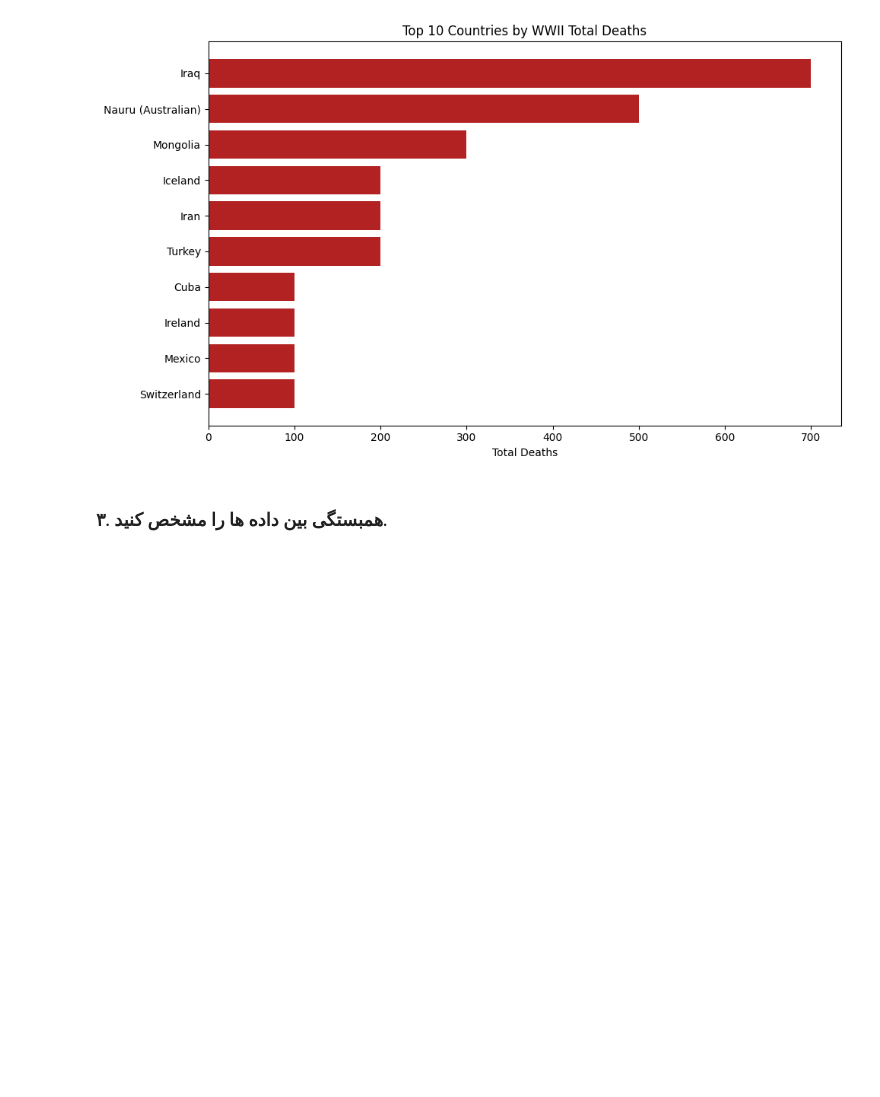
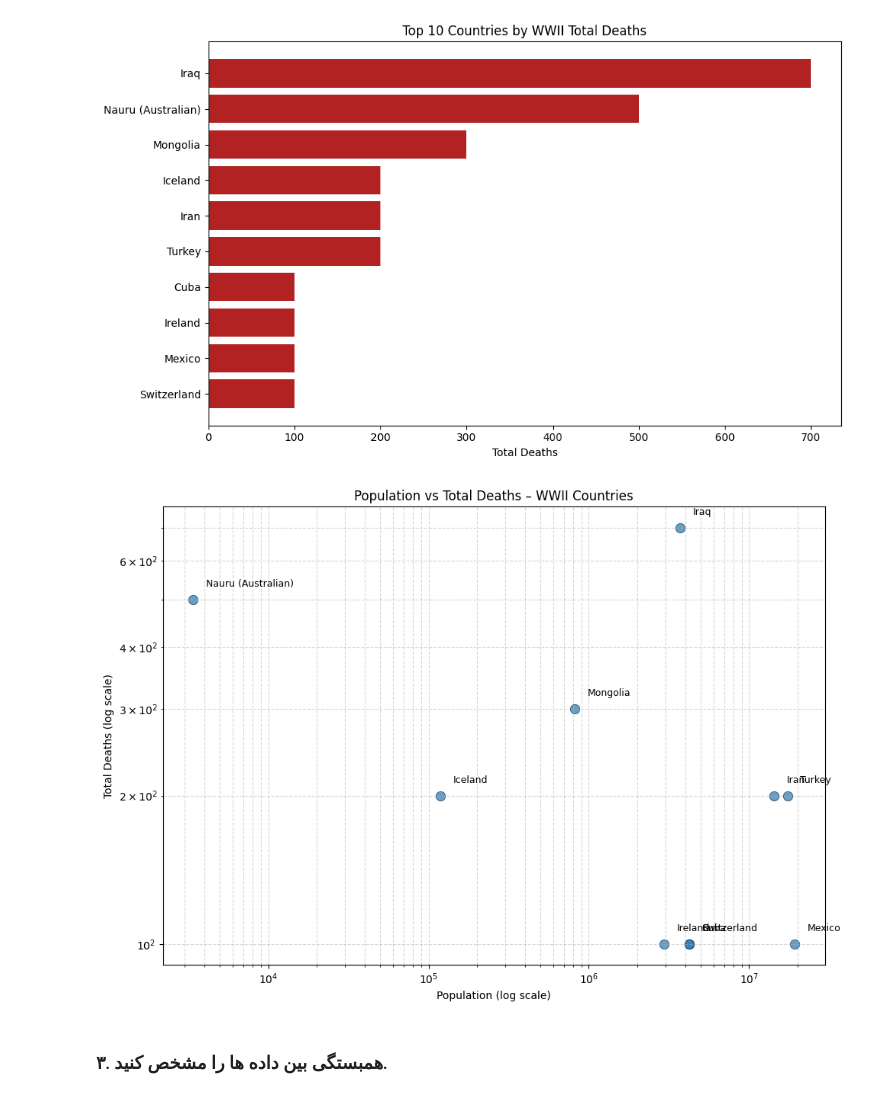
Before and after one commit to pydevcasts/Prostate_BCR, a Jupyter notebook: Projects/Soldiers/main.ipynb, the cells around one changed output. Drawn from its saved outputs; the diff is of its cells as text; code cells hidden in the pictures; blank space fills up the shorter version.

```diff
--- a/Pandas/Project_2/main.ipynb
+++ b/Projects/Soldiers/main.ipynb
@@ -163,6 +182,41 @@ plt.tight_layout()
 plt.show()
 # %% [output]
 [figure]
+# %%
+
+# مطمئن شو که عددی هستند (دوباره)
+df['Pop'] = pd.to_numeric(df['Pop'], errors='coerce')
+df['TotalDeaths'] = pd.to_numeric(df['TotalDeaths'], errors='coerce')
+
+# حذف ردیف‌هایی که حداقل یکی NaN است (اختیاری اما توصیه می‌شود)
+df_plot = df.dropna(subset=['Pop', 'TotalDeaths'])
+
+plt.figure(figsize=(10, 7))
+
+plt.scatter(df_plot['Pop'], df_plot['TotalDeaths'],
+            alpha=0.7, s=80, edgecolor='black', linewidth=0.5)
+
+# اگر داده‌ها خیلی پراکنده‌اند → log scale خیلی کمک می‌کند
+plt.xscale('log')
+plt.yscale('log')
+
+plt.xlabel("Population (log scale)")
+plt.ylabel("Total Deaths (log scale)")
+plt.title("Population vs Total Deaths – WWII Countries")
+
+# grid بهتر برای log
+plt.grid(True, which="both", ls="--", alpha=0.5)
+
+# اختیاری: نام چند کشور مهم را اضافه کن
+for i, row in df_plot.nlargest(12, 'TotalDeaths').iterrows():
+    plt.annotate(row.get('Country', ''),
+                 (row['Pop'], row['TotalDeaths']),
+                 xytext=(8, 8), textcoords='offset points', fontsize=9)
+
+plt.tight_layout()
+plt.show()
+# %% [output]
+[figure, added]
 # %% [markdown]
 ### ۳. همبستگی بین داده ها را مشخص کنید.
 # %%
```
Also changed, not shown: parts of 2 cells of this notebook, 2 other files.
